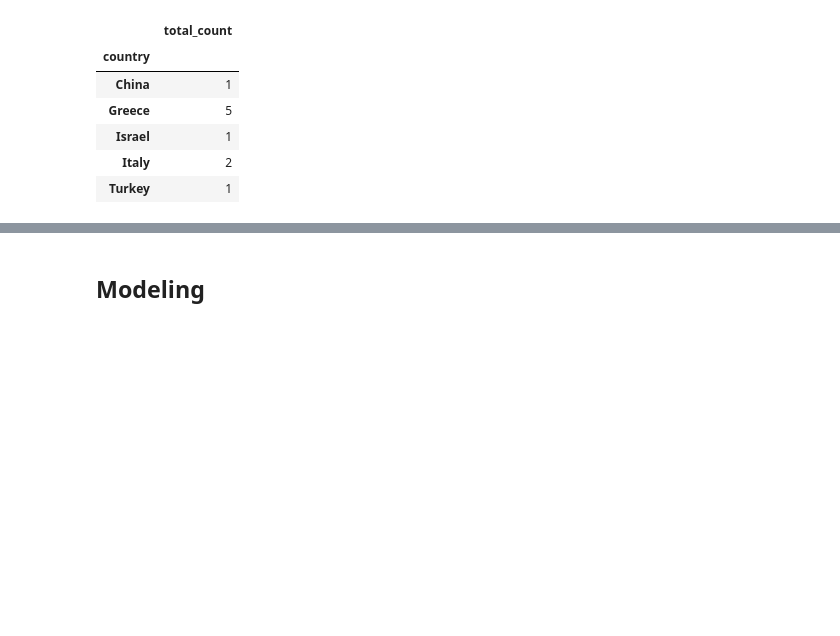
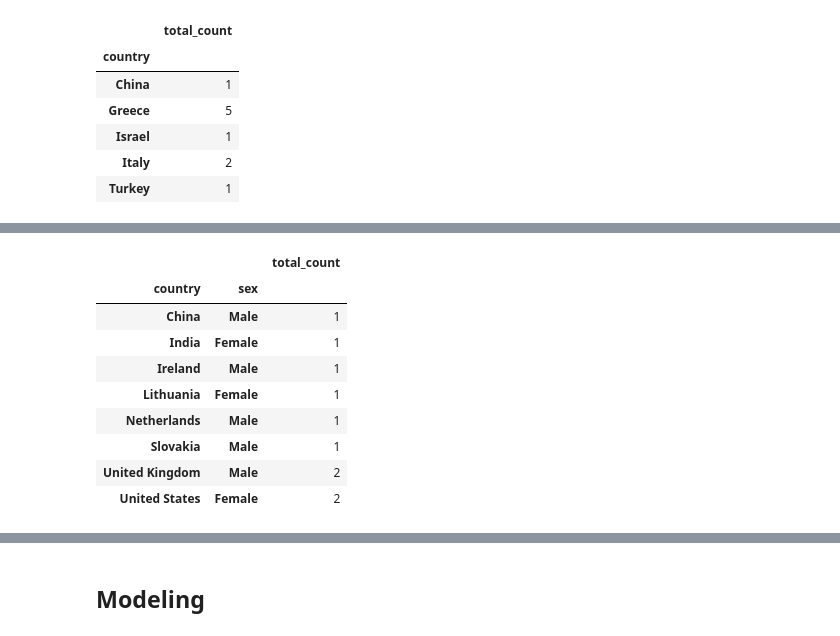
Before and after one commit to tbahng/ist652-final_project, a Jupyter notebook: Final_Project_Report.ipynb, the cells around one changed output, grey strips where cells are left out. Cells and saved outputs as stored; diff of their text form; code cells hidden in the pictures; blank space fills up the shorter version.

```diff
--- a/Final_Project_Report.ipynb
+++ b/Final_Project_Report.ipynb
@@ -220,3 +242,18 @@ dfTotalTop10ByContinentByCountry
+# %%
+dfTotalTop10LByContinentByCountry = pd.DataFrame(dfTopTenLeastPopularPeople.groupby([ 'country','sex'])['article_id'].count())
+dfTotalTop10LByContinentByCountry.rename(columns={'article_id': 'total_count'}, inplace=True)
+dfTotalTop10LByContinentByCountry
+# %% [output]
+|  |  | total_count |
+| country | sex |  |
+| China | Male | 1 |
+| India | Female | 1 |
+| Ireland | Male | 1 |
+| Lithuania | Female | 1 |
+| Netherlands | Male | 1 |
+| Slovakia | Male | 1 |
+| United Kingdom | Male | 2 |
+| United States | Female | 2 |
 # %%
 plt.plot(dfTotalTop10ByContinentByCountry)
 # %% [output]
```
Also changed, not shown: parts of 11 cells of this notebook.
